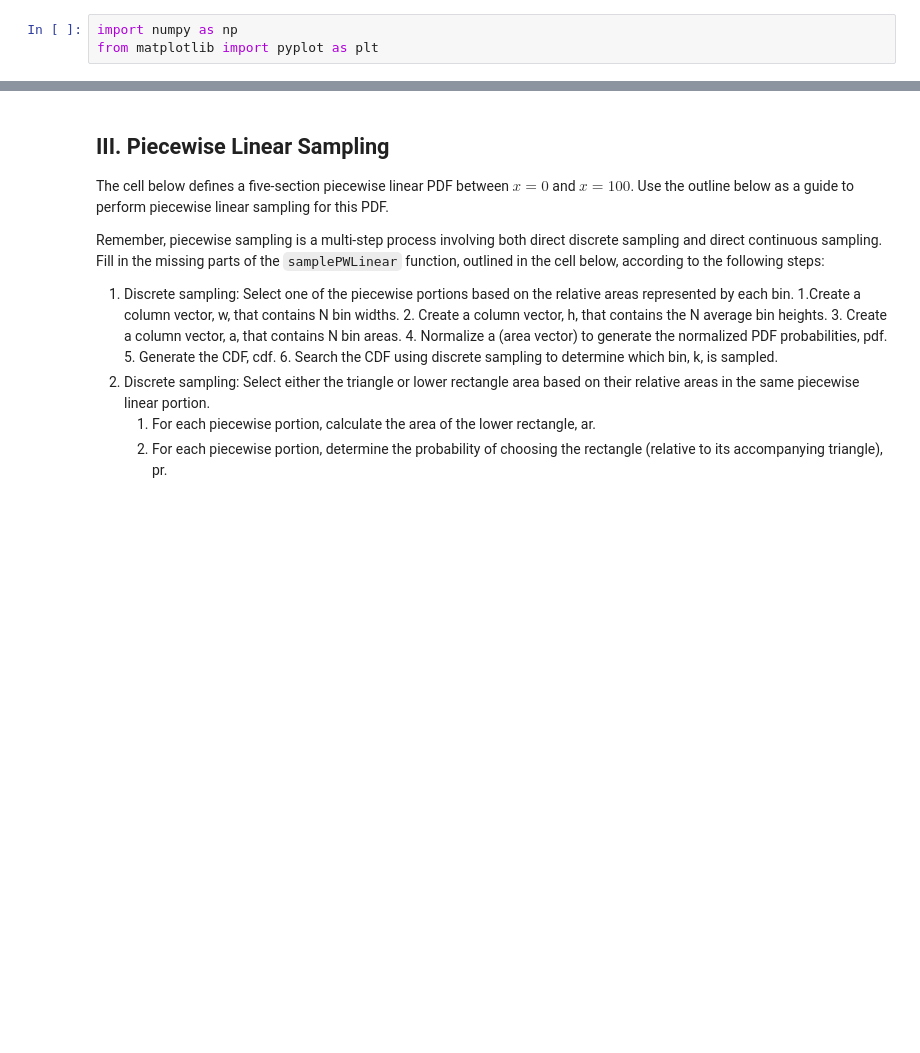
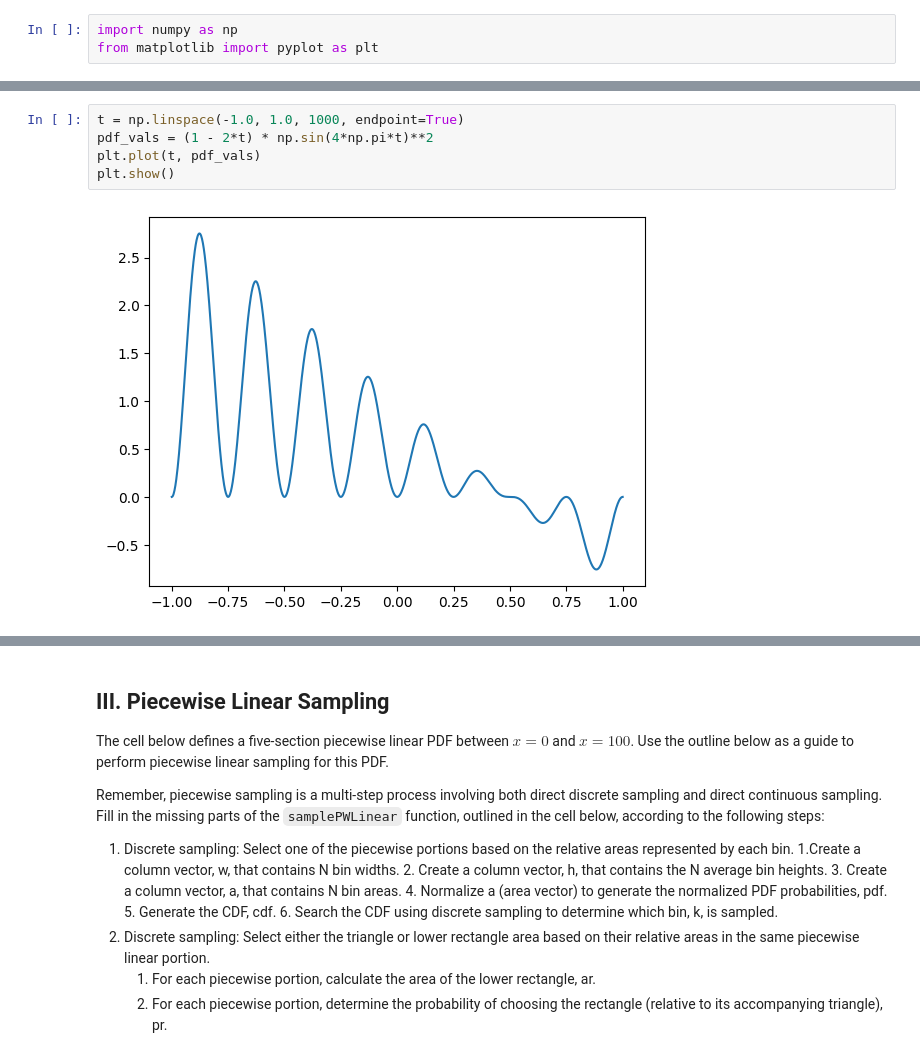
Before and after one commit to pshriwise/ne506-sp-24, a Jupyter notebook: exercises/04-adv-random-sampling/exercise_4.ipynb, the cells around one changed output, grey strips where cells are left out. Cells and saved outputs as stored; diff of their text form; blank space fills up the shorter version.

```diff
--- a/exercises/04-adv-random-sampling/exercise_4.ipynb
+++ b/exercises/04-adv-random-sampling/exercise_4.ipynb
@@ -34,0 +38,7 @@ plt.show()
+# %%
+t = np.linspace(-1.0, 1.0, 1000, endpoint=True)
+pdf_vals = (1 - 2*t) * np.sin(4*np.pi*t)**2
+plt.plot(t, pdf_vals)
+plt.show()
+# %% [output]
+[figure, added]
```
Also changed, not shown: parts of 8 cells of this notebook.
